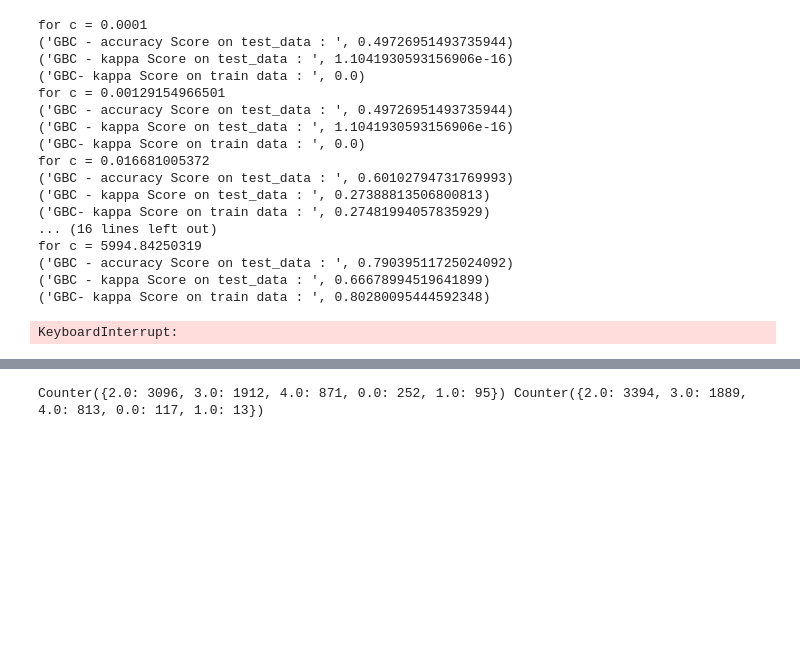
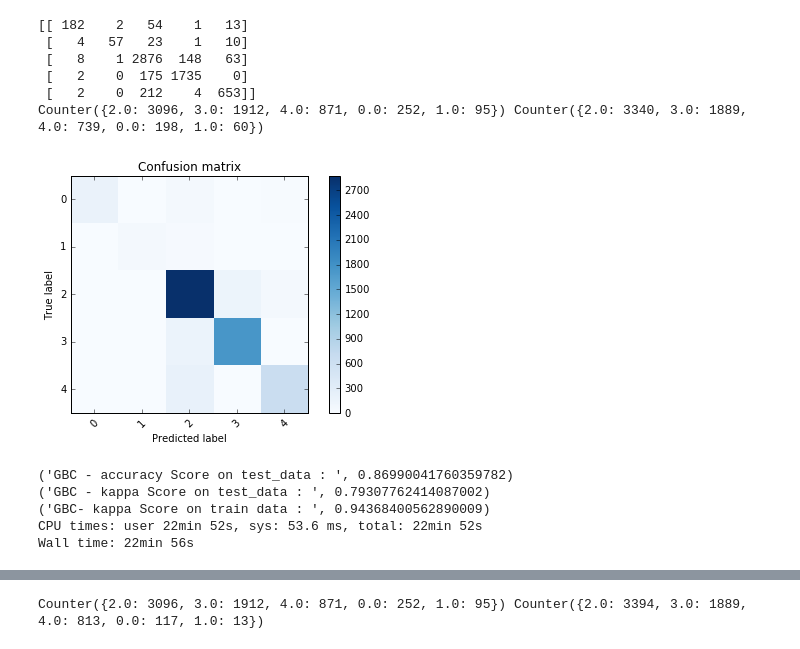
Before and after one commit to sofcalca/sleep, a Jupyter notebook: classifiers.ipynb, the cells around one changed output, grey strips where cells are left out. Cells and saved outputs as stored; diff of their text form; code cells hidden in the pictures; blank space fills up the shorter version.

```diff
--- a/classifiers.ipynb
+++ b/classifiers.ipynb
@@ -191,34 +172,3 @@ print("GBC- kappa Score on train data : ", cohen_kappa_score(y_train, gb.predict
-# %%
-%%time
-from sklearn.svm import SVC
-from sklearn.metrics import cohen_kappa_score
-for c in np.logspace(-4, 6, 10):
-    svc = SVC(cache_size = 1500, C=c)
-    svc.fit(X_train, y_train)
-    predicted_label = svc.predict(X_test)
-    print "for c =",c
-    print("GBC - accuracy Score on test_data : ", accuracy_score(y_test, predicted_label))
-    print("GBC - kappa Score on test_data : ", cohen_kappa_score(y_test, predicted_label))
-    print("GBC- kappa Score on train data : ", cohen_kappa_score(y_train, svc.predict(X_train)))
-# %% [output]
-for c = 0.0001
-('GBC - accuracy Score on test_data : ', 0.49726951493735944)
-('GBC - kappa Score on test_data : ', 1.1041930593156906e-16)
-('GBC- kappa Score on train data : ', 0.0)
-for c = 0.00129154966501
-('GBC - accuracy Score on test_data : ', 0.49726951493735944)
-('GBC - kappa Score on test_data : ', 1.1041930593156906e-16)
-('GBC- kappa Score on train data : ', 0.0)
-for c = 0.016681005372
-('GBC - accuracy Score on test_data : ', 0.60102794731769993)
-('GBC - kappa Score on test_data : ', 0.27388813506800813)
-('GBC- kappa Score on train data : ', 0.27481994057835929)
-... (16 lines left out)
-for c = 5994.84250319
-('GBC - accuracy Score on test_data : ', 0.79039511725024092)
-('GBC - kappa Score on test_data : ', 0.66678994519641899)
-('GBC- kappa Score on train data : ', 0.80280095444592348)
-KeyboardInterrupt:
 # %%
 def plot_confusion_matrix(cm, title='Confusion matrix', cmap=plt.cm.Blues):
     plt.imshow(cm, interpolation='nearest', cmap=cmap)
@@ -230,3 +180,37 @@ def plot_confusion_matrix(cm, title='Confusion matrix', cmap=plt.cm.Blues):
     plt.tight_layout()
     plt.ylabel('True label')
     plt.xlabel('Predicted label')
+# %%
+from sklearn.metrics import confusion_matrix
+cm= confusion_matrix(y_test, predicted_label)
+print cm
+plt.figure()
+plot_confusion_matrix(cm)
+
+import collections
+print collections.Counter(y_test), collections.Counter(predicted_label)
+# %% [output]
+[[ 182    2   54    1   13]
+ [   4   57   23    1   10]
+ [   8    1 2876  148   63]
+ [   2    0  175 1735    0]
+ [   2    0  212    4  653]]
+Counter({2.0: 3096, 3.0: 1912, 4.0: 871, 0.0: 252, 1.0: 95}) Counter({2.0: 3340, 3.0: 1889, 4.0: 739, 0.0: 198, 1.0: 60})
+[figure, added]
+# %%
+%%time
+from sklearn.ensemble import GradientBoostingClassifier
+from sklearn.metrics import cohen_kappa_score
+gb = GradientBoostingClassifier( n_estimators=500, learning_rate=0.03,max_depth= 6)
+gb.fit(X_train, y_train)
+predicted_label = gb.predict(X_test)
+
+print("GBC - accuracy Score on test_data : ", accuracy_score(y_test, predicted_label))
+print("GBC - kappa Score on test_data : ", cohen_kappa_score(y_test, predicted_label))
+print("GBC- kappa Score on train data : ", cohen_kappa_score(y_train, gb.predict(X_train)))
+# %% [output]
+('GBC - accuracy Score on test_data : ', 0.86990041760359782)
+('GBC - kappa Score on test_data : ', 0.79307762414087002)
+('GBC- kappa Score on train data : ', 0.94368400562890009)
+CPU times: user 22min 52s, sys: 53.6 ms, total: 22min 52s
+Wall time: 22min 56s
```
Also changed, not shown: parts of 17 cells of this notebook.
